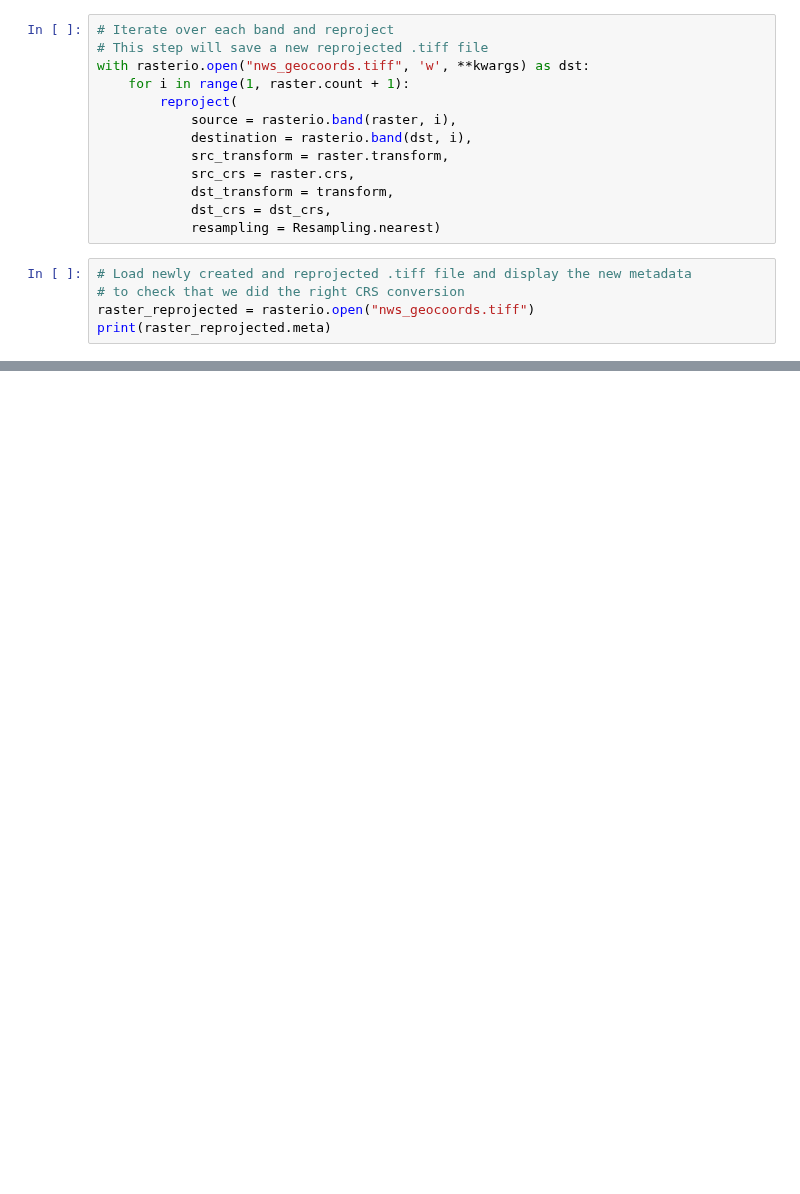
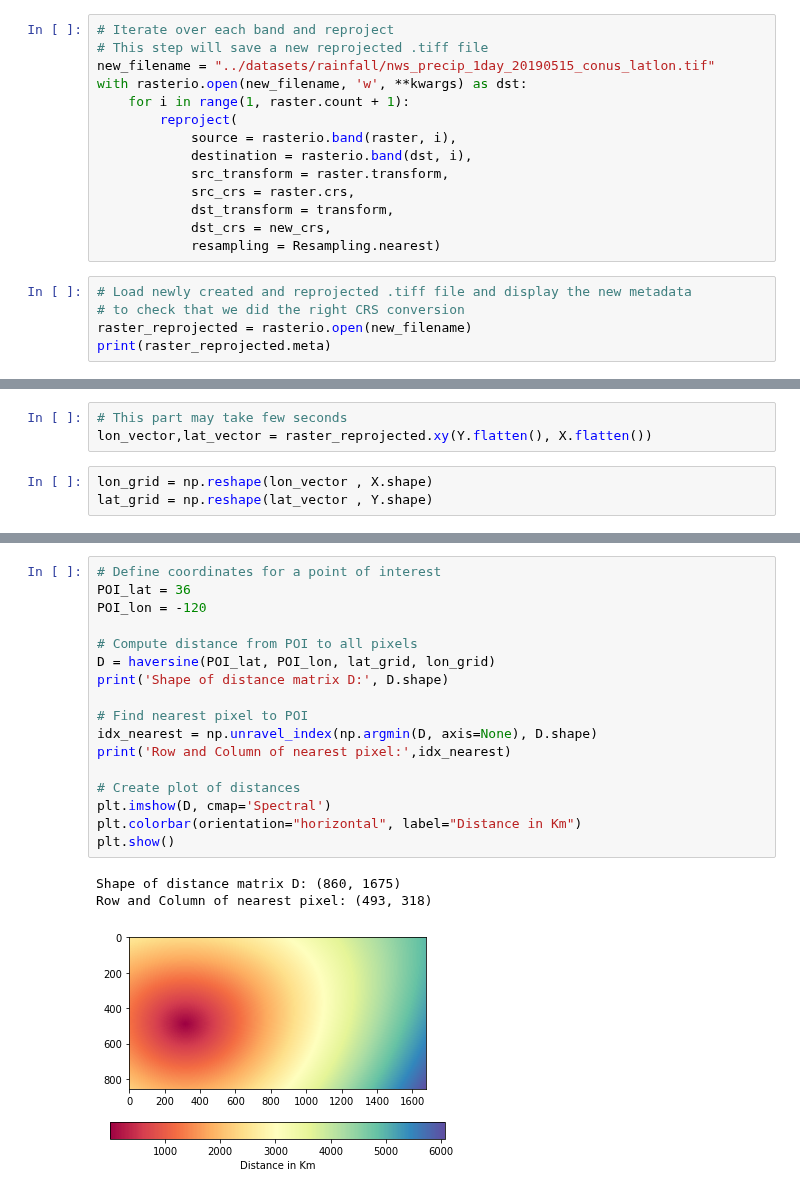
Before and after one commit to andres-patrignani/pynotes, a Jupyter notebook: notebooks/raster_change_crs.ipynb, the cells around one changed output, grey strips where cells are left out. Drawn from its saved outputs; the diff is of its cells as text; blank space fills up the shorter version.

```diff
--- a/notebooks/raster_change_crs.ipynb
+++ b/notebooks/raster_change_crs.ipynb
@@ -32,7 +35,8 @@ kwargs.update({'crs':dst_crs, 'transform':transform, 'width':width, 'height':hei
 # %%
 # Iterate over each band and reproject
 # This step will save a new reprojected .tiff file
-with rasterio.open("nws_geocoords.tiff", 'w', **kwargs) as dst:
+new_filename = "../datasets/rainfall/nws_precip_1day_20190515_conus_latlon.tif"
+with rasterio.open(new_filename, 'w', **kwargs) as dst:
     for i in range(1, raster.count + 1):
         reproject(
             source = rasterio.band(raster, i),
@@ -40,11 +44,11 @@ with rasterio.open("nws_geocoords.tiff", 'w', **kwargs) as dst:
             src_transform = raster.transform,
             src_crs = raster.crs,
             dst_transform = transform,
-            dst_crs = dst_crs,
+            dst_crs = new_crs,
             resampling = Resampling.nearest)
 # %%
 # Load newly created and reprojected .tiff file and display the new metadata
 # to check that we did the right CRS conversion
-raster_reprojected = rasterio.open("nws_geocoords.tiff")
+raster_reprojected = rasterio.open(new_filename)
 print(raster_reprojected.meta)
 # %% [output]
@@ -52,0 +142,6 @@ print(raster_reprojected.meta)
+# %%
+# This part may take few seconds
+lon_vector,lat_vector = raster_reprojected.xy(Y.flatten(), X.flatten())
+# %%
+lon_grid = np.reshape(lon_vector , X.shape)
+lat_grid = np.reshape(lat_vector , Y.shape)
@@ -52,0 +196,21 @@ print(raster_reprojected.meta)
+# %%
+# Define coordinates for a point of interest
+POI_lat = 36
+POI_lon = -120
+
+# Compute distance from POI to all pixels
+D = haversine(POI_lat, POI_lon, lat_grid, lon_grid)
+print('Shape of distance matrix D:', D.shape)
+
+# Find nearest pixel to POI
+idx_nearest = np.unravel_index(np.argmin(D, axis=None), D.shape)
+print('Row and Column of nearest pixel:',idx_nearest)
+
+# Create plot of distances
+plt.imshow(D, cmap='Spectral')
+plt.colorbar(orientation="horizontal", label="Distance in Km")
+plt.show()
+# %% [output]
+Shape of distance matrix D: (860, 1675)
+Row and Column of nearest pixel: (493, 318)
+[figure, added]
```
Also changed, not shown: parts of 21 cells of this notebook, 22 other files.
